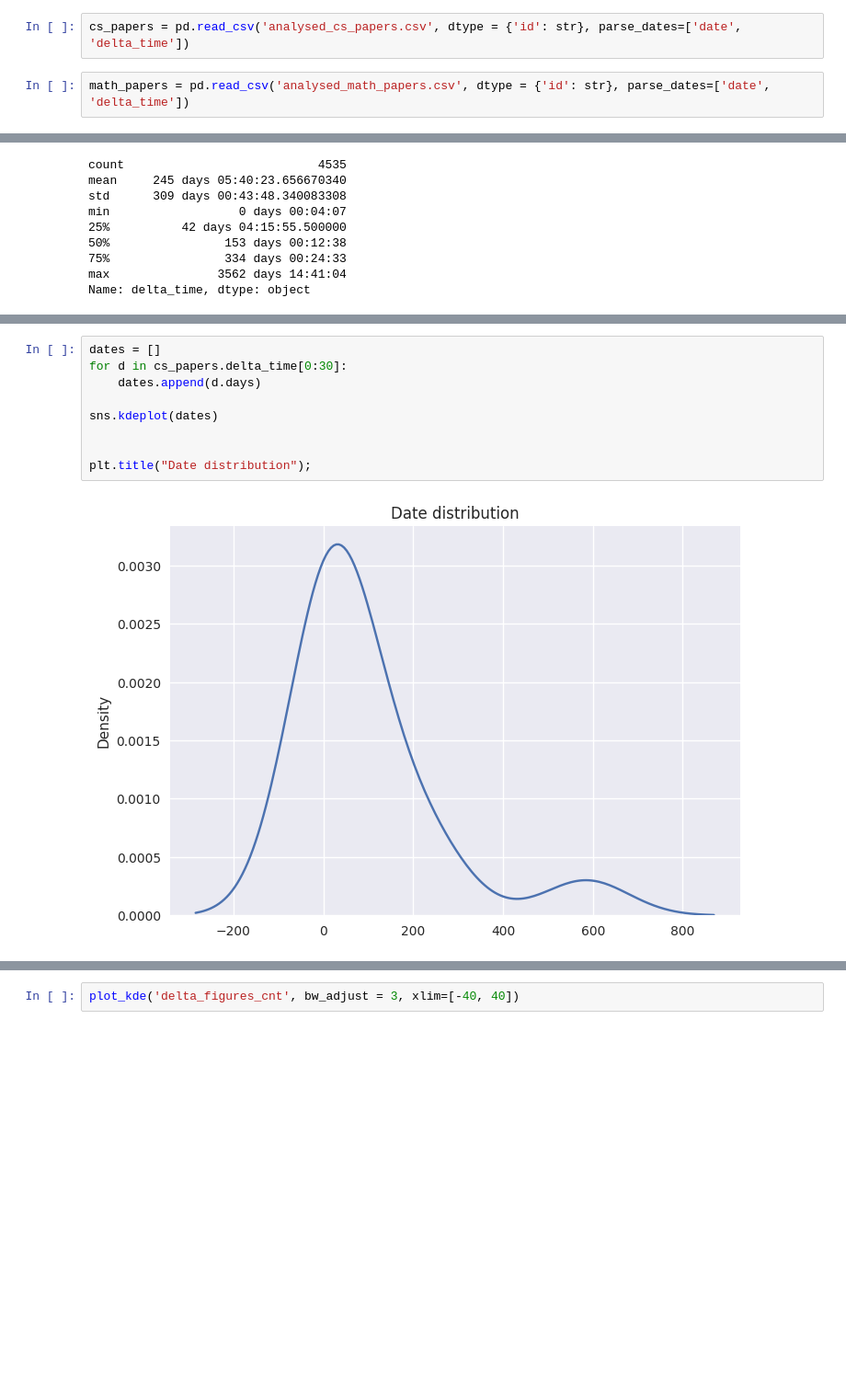
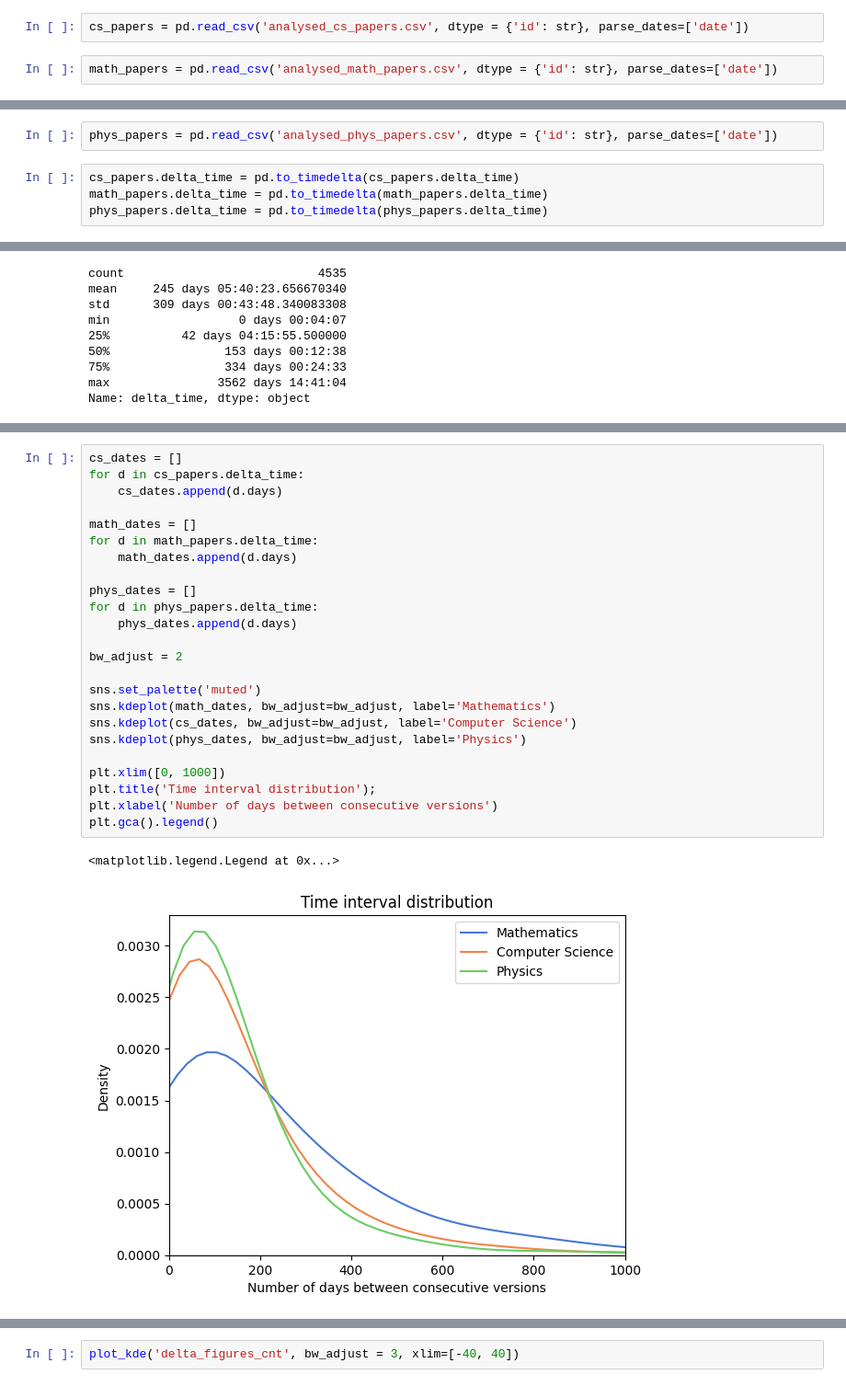
Before and after one commit to andcov/arXiv_preprints_version_analysis, a Jupyter notebook: _analyse.ipynb, the cells around one changed output, grey strips where cells are left out. Shown: that part at 92% size. Saved outputs shown, nothing was run; the diff lists cells and outputs as text; blank space fills up the shorter version.

Commit message:
Analyse physics papers

```diff
--- a/_analyse.ipynb
+++ b/_analyse.ipynb
@@ -486,6 +557,6 @@ math_papers.to_csv('analysed_math_papers.csv', index=False)
 # %% [markdown]
 # Visualise data
 # %%
-cs_papers = pd.read_csv('analysed_cs_papers.csv', dtype = {'id': str}, parse_dates=['date', 'delta_time'])
+cs_papers = pd.read_csv('analysed_cs_papers.csv', dtype = {'id': str}, parse_dates=['date'])
 # %%
-math_papers = pd.read_csv('analysed_math_papers.csv', dtype = {'id': str}, parse_dates=['date', 'delta_time'])
+math_papers = pd.read_csv('analysed_math_papers.csv', dtype = {'id': str}, parse_dates=['date'])
@@ -510,0 +563,6 @@ math_papers.head()
+# %%
+phys_papers = pd.read_csv('analysed_phys_papers.csv', dtype = {'id': str}, parse_dates=['date'])
+# %%
+cs_papers.delta_time = pd.to_timedelta(cs_papers.delta_time)
+math_papers.delta_time = pd.to_timedelta(math_papers.delta_time)
+phys_papers.delta_time = pd.to_timedelta(phys_papers.delta_time)
@@ -547,13 +645,29 @@ Name: delta_time, dtype: object
 # %%
-dates = []
-for d in cs_papers.delta_time[0:30]:
-    dates.append(d.days)
+cs_dates = []
+for d in cs_papers.delta_time:
+    cs_dates.append(d.days)
 
-sns.kdeplot(dates)
+math_dates = []
+for d in math_papers.delta_time:
+    math_dates.append(d.days)
 
+phys_dates = []
+for d in phys_papers.delta_time:
+    phys_dates.append(d.days)
 
-plt.title("Date distribution");
+bw_adjust = 2
+
+sns.set_palette('muted')
+sns.kdeplot(math_dates, bw_adjust=bw_adjust, label='Mathematics')
+sns.kdeplot(cs_dates, bw_adjust=bw_adjust, label='Computer Science')
+sns.kdeplot(phys_dates, bw_adjust=bw_adjust, label='Physics')
+
+plt.xlim([0, 1000])
+plt.title('Time interval distribution');
+plt.xlabel('Number of days between consecutive versions')
+plt.gca().legend()
 # %% [output]
+<matplotlib.legend.Legend at 0x...>
-[figure, old version]
+[figure, new version]
 # %%
 def plot_kde(metric, bw_adjust=1, xlim=[-100, 100]):
```
Also changed, not shown: parts of 25 cells of this notebook, 1 other file.
